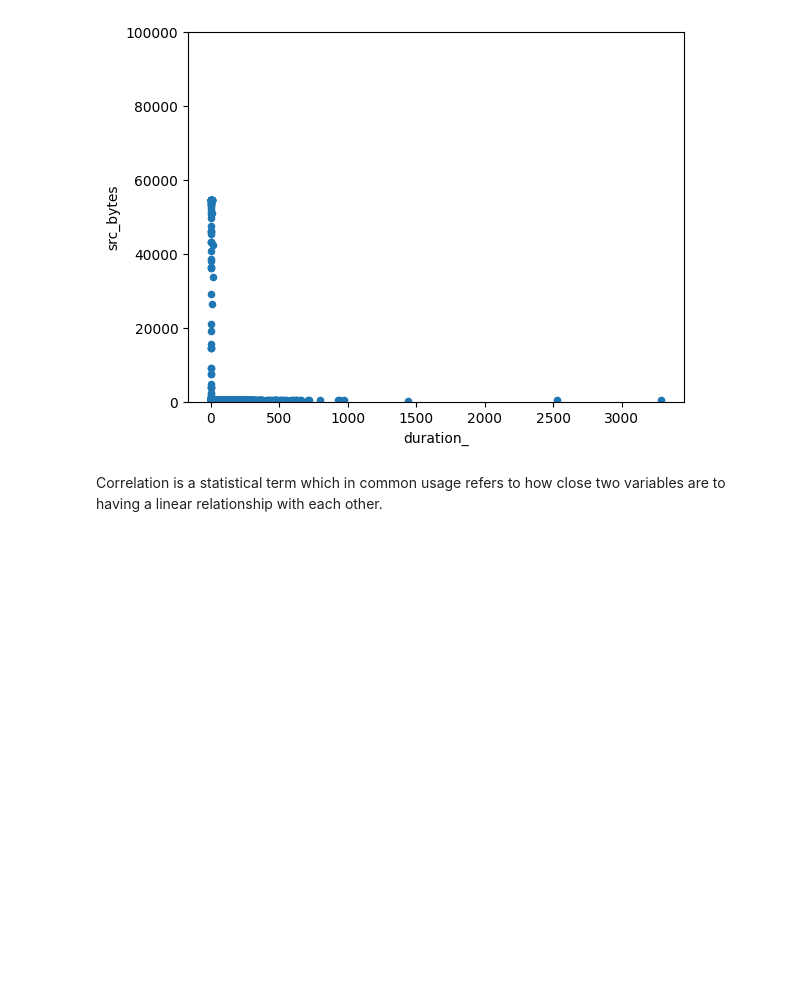
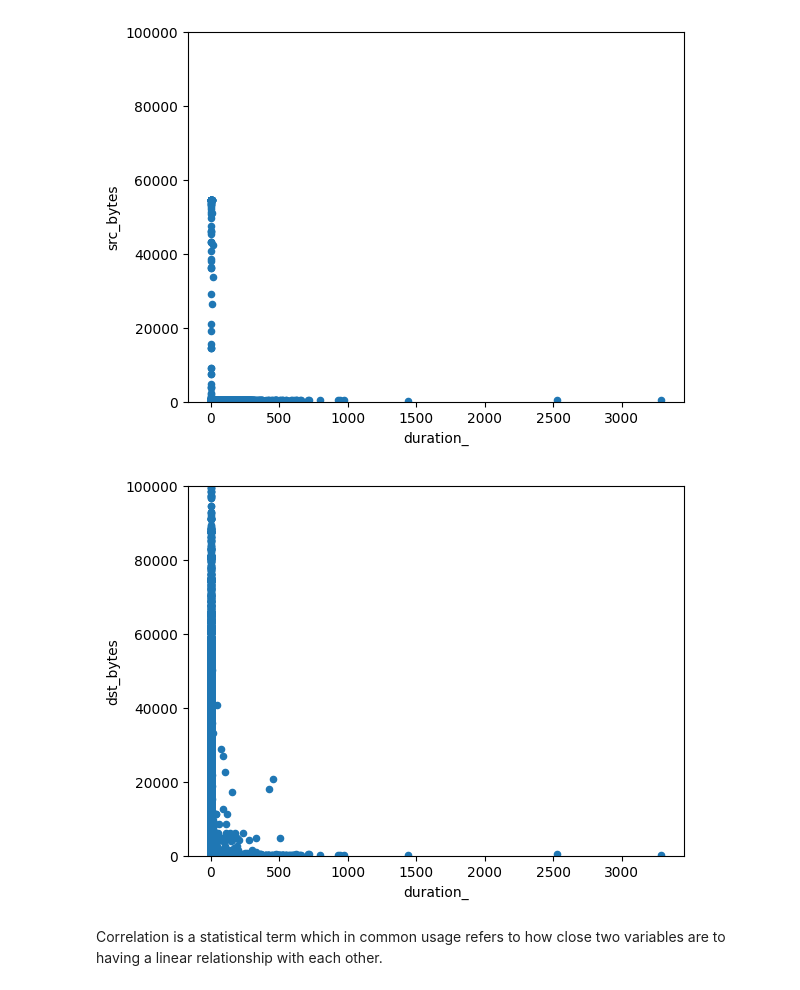
Before and after one commit to dvirBiton1/cyber_anomaly, a Jupyter notebook: Anomaly connection task -1.ipynb/Anomaly connection task -1.ipynb, the cells around one changed output. Saved outputs shown, nothing was run; the diff lists cells and outputs as text; code cells hidden in the pictures; blank space fills up the shorter version.

```diff
--- a/Anomaly connection task -1.ipynb/Anomaly connection task -1.ipynb
+++ b/Anomaly connection task -1.ipynb/Anomaly connection task -1.ipynb
@@ -430,6 +438,13 @@ data = pd.concat([df['src_bytes'], df[var]], axis=1)
 data.plot.scatter(x=var, y='src_bytes', ylim=(0,100000));
 # %% [output]
 [figure]
+# %%
+#scatter plot totalbsmtsf/saleprice
+var = 'duration_'
+data = pd.concat([df['dst_bytes'], df[var]], axis=1)
+data.plot.scatter(x=var, y='dst_bytes', ylim=(0,100000));
+# %% [output]
+[figure, added]
 # %% [markdown]
 
 Correlation is a statistical term which in common usage refers to how close two variables are to having a linear relationship with each other.
```
Also changed, not shown: parts of 19 cells of this notebook.
